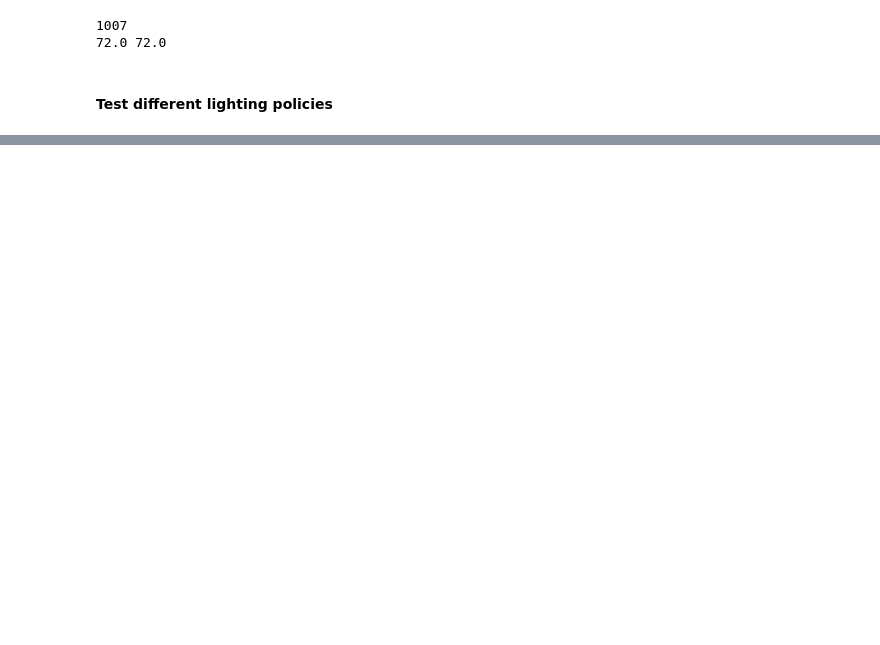
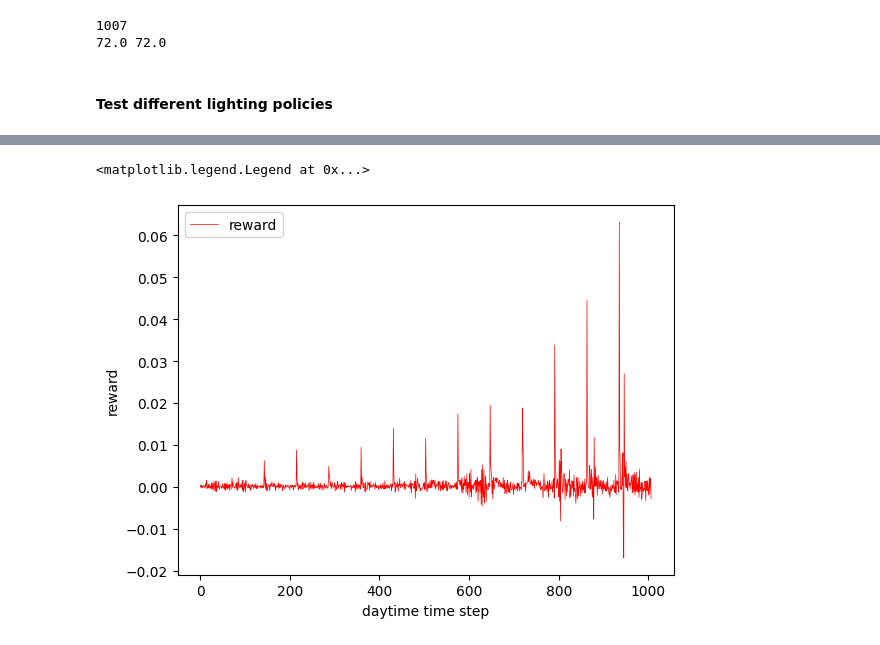
Before and after one commit to steventango/plant-rl, a Jupyter notebook: analysis/test_MultiPlantSim.ipynb, the cells around one changed output, grey strips where cells are left out. Cells and saved outputs as stored; diff of their text form; code cells hidden in the pictures; blank space fills up the shorter version.

```diff
--- a/analysis/test_MultiPlantSim.ipynb
+++ b/analysis/test_MultiPlantSim.ipynb
@@ -61,0 +60,8 @@ plt.ylim([0,1])
+# %%
+plt.plot(R, linewidth=0.5, color='r', label='reward')
+plt.ylabel('reward')
+plt.xlabel('daytime time step')
+plt.legend()
+# %% [output]
+<matplotlib.legend.Legend at 0x...>
+[figure, added]
```
Also changed, not shown: parts of 4 cells of this notebook, 8 other files.
